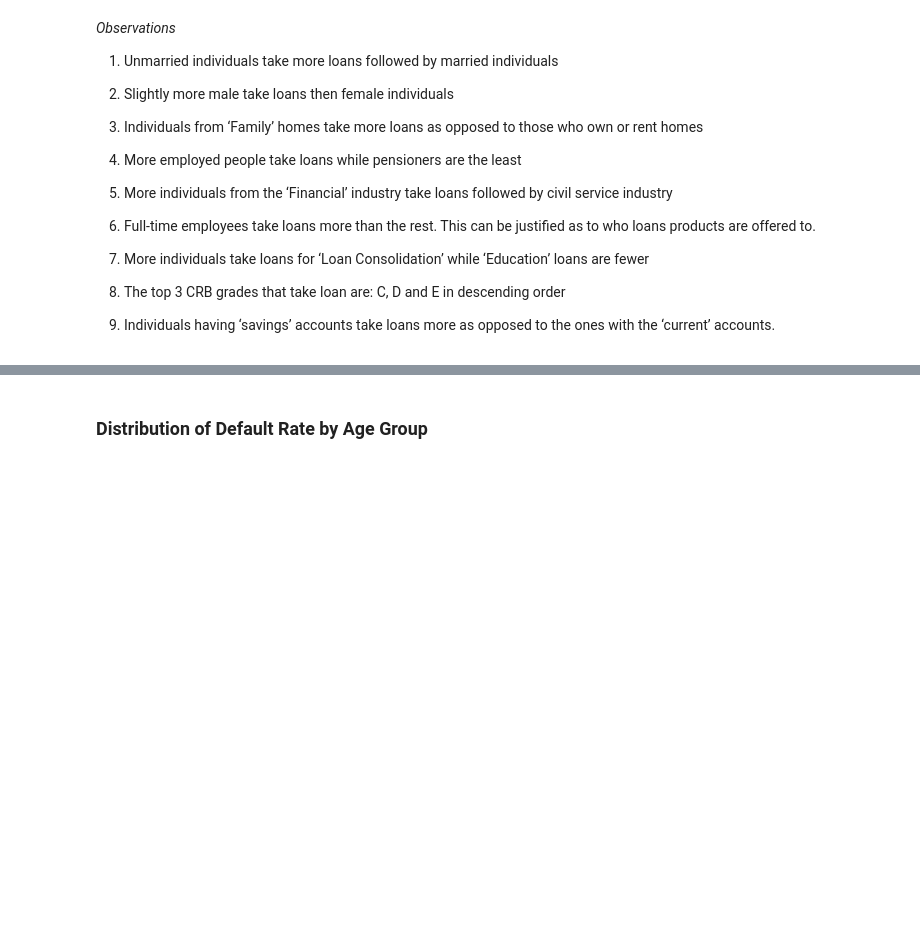
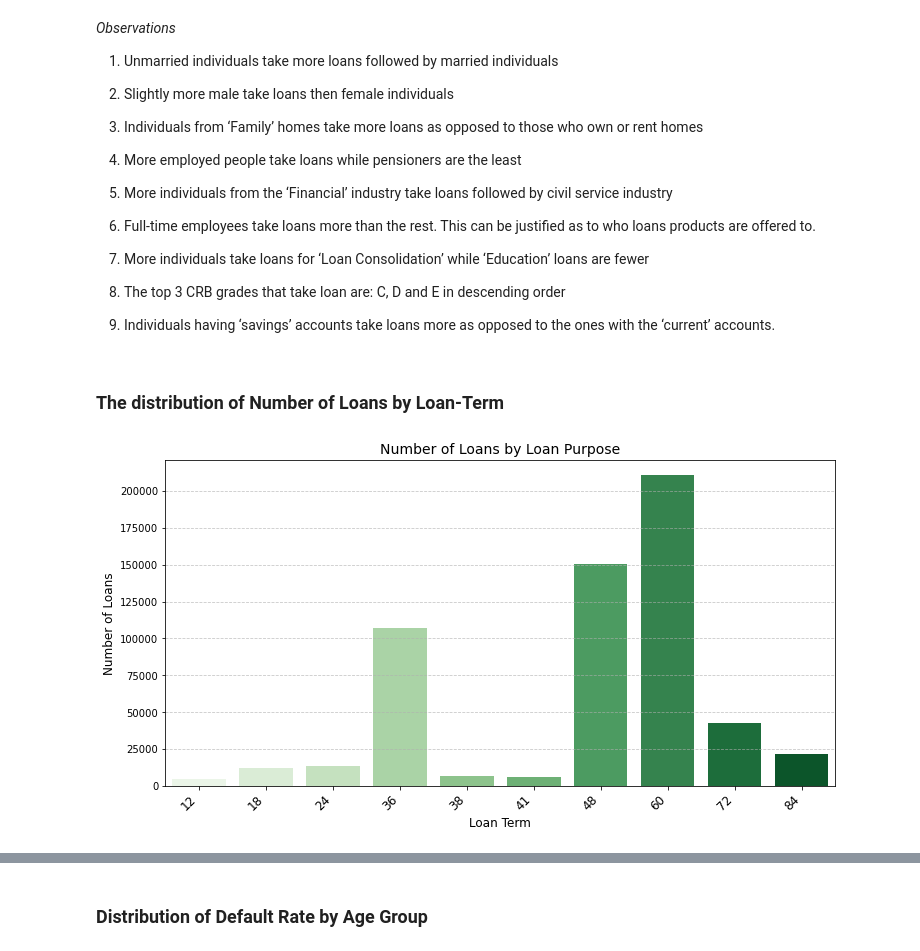
Before and after one commit to Cheptoi-Millicent/DSF-PT08P5-GROUP6-CAPSTONE-PROJECT, a Jupyter notebook: index.ipynb, the cells around one changed output, grey strips where cells are left out. Cells and saved outputs as stored; diff of their text form; code cells hidden in the pictures; blank space fills up the shorter version.

```diff
--- a/index.ipynb
+++ b/index.ipynb
@@ -1903,3 +1903,17 @@ for col in cat_cols:
 7.	More individuals take loans for ‘Loan Consolidation’ while ‘Education’ loans are fewer
 8.	The top 3 CRB grades that take loan are: C, D and E in descending order
 9.	Individuals having ‘savings’ accounts take loans more as opposed to the ones with the ‘current’ accounts.
+# %% [markdown]
+### **The distribution of Number of Loans by Loan-Term**
+# %%
+plt.figure(figsize=(12, 6))
+loan_purpose_counts = final_merged_df_5p["Loan_Term"].value_counts().head(10)
+sns.barplot(x=loan_purpose_counts.index, y=loan_purpose_counts.values, palette="Greens")
+plt.xticks(rotation=45, ha="right", fontsize=12)
+plt.xlabel("Loan Term", fontsize=12)
+plt.ylabel("Number of Loans", fontsize=12)
+plt.title("Number of Loans by Loan Purpose", fontsize=14)
+plt.grid(axis='y', linestyle='--', alpha=0.7)
+plt.show()
+# %% [output]
+[figure, added]
```
Also changed, not shown: parts of 20 cells of this notebook.
